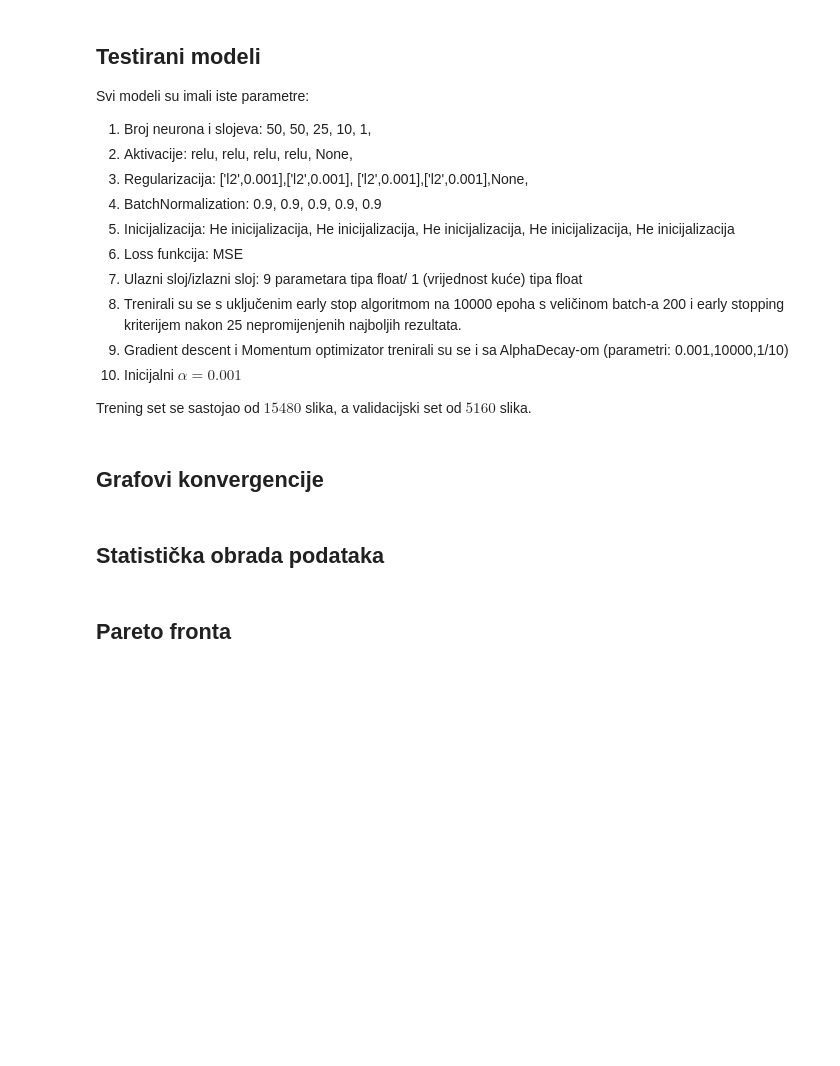
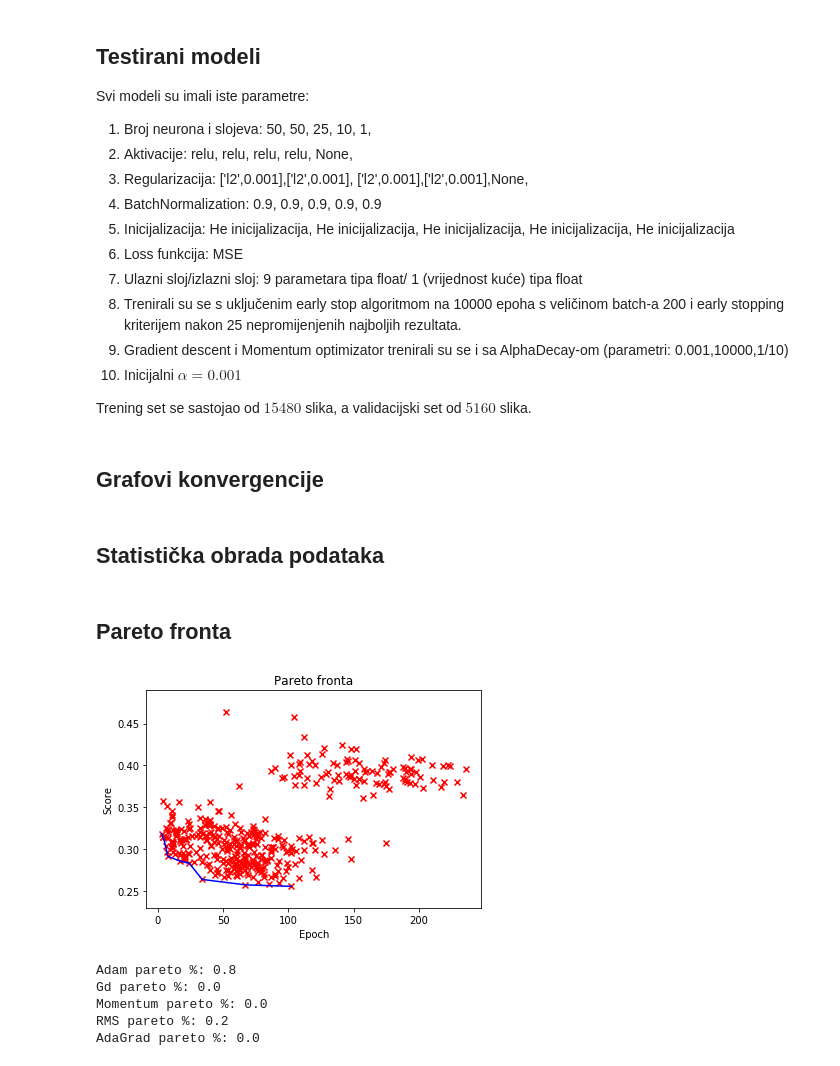
Before and after one commit to fhrzic/MetodeOptimizacije, a Jupyter notebook: Housing Test.ipynb, the cells around one changed output. Cells and saved outputs as stored; diff of their text form; code cells hidden in the pictures; blank space fills up the shorter version.

Commit message:
ParetoFrontFix

```diff
--- a/Housing Test.ipynb
+++ b/Housing Test.ipynb
@@ -675,10 +675,11 @@ print("-------------------------------------------------------------")
 ## Pareto fronta
 # %%
 import matplotlib.pyplot as plt
+import numpy as np
 
 def plot_pareto_frontier(Xs, Ys, maxX=True, maxY=True):
     '''Pareto frontier selection process'''
-    sorted_list = sorted([[Xs[i], Ys[i]] for i in range(len(Xs))], reverse=maxY)
+    sorted_list = sorted([[Xs[i], Ys[i]] for i in range(len(Xs))], reverse=maxX)
     pareto_front = [sorted_list[0]]
     for pair in sorted_list[1:]:
         if maxY:
@@ -718,30 +719,37 @@ rmsEpoch = np.array([56, 59, 67, 50, 63, 38, 64, 73, 99, 41, 73, 58, 74, 81, 81,
 scores = [*adamScore, *momentumScore, *rmsScore, *gdScore]
 epochs = [*adamEpoch, *momentumEpoch, *rmsEpoch, *gdEpoch]
 pX, pY = plot_pareto_frontier(Xs = epochs, Ys = scores, maxX=False, maxY=False)
 
 # Izračun udjela
 adam = 0
 gd = 0
 momentum = 0
 rms = 0
 
 for i,j in zip(adamScore, adamEpoch):
     if i in pY and j in pX:
         adam += 1
 
 for i,j in zip(gdScore, gdEpoch):
     if i in pY and j in pX:
         gd += 1
 
 for i,j in zip(momentumScore, momentumEpoch):
     if i in pY and j in pX:
         momentum += 1
 
 for i,j in zip(rmsScore, rmsEpoch):
     if i in pY and j in pX:
         rms += 1
 print ("Adam pareto %: {}".format(adam/len(pX)))
 print ("Gd pareto %: {}".format(gd/len(pX)))
 print ("Momentum pareto %: {}".format(momentum/len(pX)))
 print ("RMS pareto %: {}".format(rms/len(pX)))
 print ("AdaGrad pareto %: {}".format(0.0))
+# %% [output]
+[figure, added]
+Adam pareto %: 0.8
+Gd pareto %: 0.0
+Momentum pareto %: 0.0
+RMS pareto %: 0.2
+AdaGrad pareto %: 0.0
```
Also changed, not shown: 2 other files.
